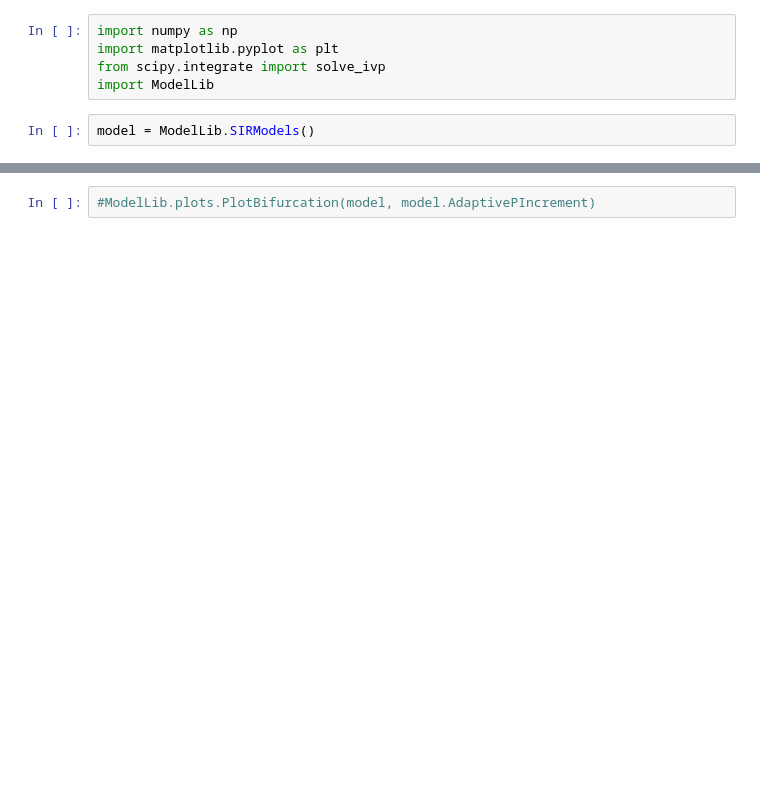
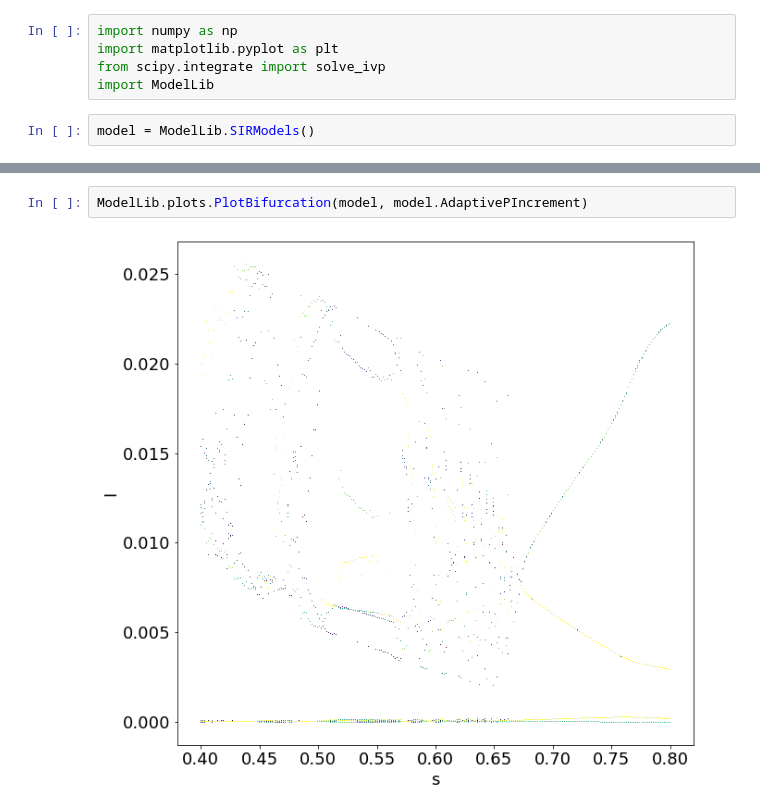
Before and after one commit to simonblaue/Epidemics_SRI_model, a Jupyter notebook: simulation_new_model.ipynb, the cells around one changed output, grey strips where cells are left out. Drawn from its saved outputs; the diff is of its cells as text; blank space fills up the shorter version.

```diff
--- a/simulation_new_model.ipynb
+++ b/simulation_new_model.ipynb
@@ -17,2 +19,4 @@ ModelLib.plots.PlotSRITime(model.SeasonalyIncrement, y0=[0.999,0.001,0,0,0])
 # %%
-#ModelLib.plots.PlotBifurcation(model, model.AdaptivePIncrement)
+ModelLib.plots.PlotBifurcation(model, model.AdaptivePIncrement)
+# %% [output]
+[figure, added]
```
Also changed, not shown: parts of 3 cells of this notebook, 11 other files.
